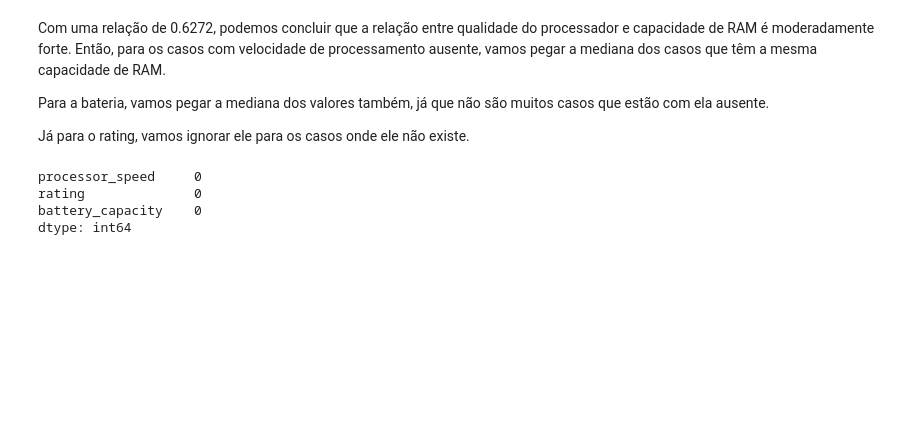
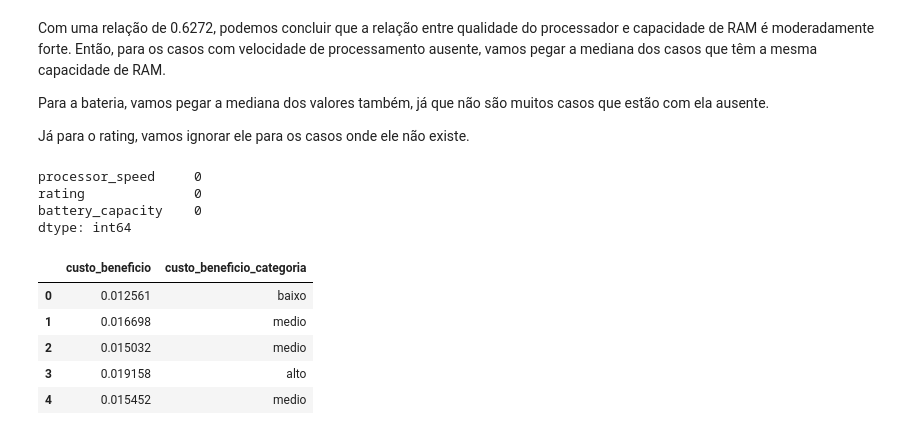
Before and after one commit to ThePaulean/INF1038---An-lise-Explorat-ria, a Jupyter notebook: svm.ipynb, the cells around one changed output. Drawn from its saved outputs; the diff is of its cells as text; code cells hidden in the pictures; blank space fills up the shorter version.

```diff
--- a/svm.ipynb
+++ b/svm.ipynb
@@ -7,7 +7,7 @@ Começamos esta análise carregando o dataset.
 # %%
 import pandas as pd
 
-df = pd.read_csv("smartphone_cleaned_v5.csv")
+df = pd.read_csv("smartphone_cleaned_v5.csv").copy()
 df.head()
 # %% [output]
 |  | brand_name | model | price | rating | has_5g | has_nfc | has_ir_blaster | processor_brand | num_cores | ... |
@@ -63,15 +62,17 @@ Para a bateria, vamos pegar a mediana dos valores também, já que não são mui
 
 Já para o rating, vamos ignorar ele para os casos onde ele não existe.
 # %%
+
+
 # Etapa 1: Pegando a mediana de processamento por grupo de RAM
-processor_speed_by_ram = df.groupby("ram_capacity")["processor_speed"]
-df["processor_speed"] = processor_speed_by_ram.transform(lambda x: x.fillna(x.median()))
+df['processor_speed'] = df['processor_speed'].fillna(df.groupby('ram_capacity')['processor_speed'].transform('median'))
 
 # Etapa 2:
 df["battery_capacity"] = df["battery_capacity"].fillna(df["battery_capacity"].median())
 
-# Etapa 3: Descartamos "Rating" ausentes
+# Etapa 3: Substituímos os ratings ausentes pela média
 df = df.dropna(subset=["rating"])
+
 
 # Verificando novamente os valores faltantes
 missing_value_updated = df[["processor_speed", "rating", "battery_capacity"]].isnull().sum()
@@ -81,3 +82,55 @@ processor_speed     0
 rating              0
 battery_capacity    0
 dtype: int64
+# %%
+from sklearn.preprocessing import MinMaxScaler
+from math import log2
+import numpy as np
+
+pesos = {
+    "rating" : 0.15,
+    "ram" : 0.20,
+    "processor_speed" : 0.15,
+    "screen_size" : 0.15,
+    "camera" : 0.20,
+    "battery" : 0.15
+}
+
+# 2. Normalizar o Rating (substituir valores ausentes pela média e normalizar)
+df.loc[:, "rating"] = df["rating"].fillna(df["rating"].mean())
+df.loc[:, "rating"] = MinMaxScaler().fit_transform(df["rating"].values.reshape(-1, 1))
+
+# 3. Ajustar a RAM (cresce até 8GB e depois se estabiliza)
+df.loc[:, "ram_adjusted"] = df["ram_capacity"].apply(lambda x: x if x <= 8 else 8 + (x - 8) * 0.1)
+
+# 4. Ajustar o Tamanho da Tela (cresce até um ponto ideal e depois se estabiliza)
+tamanho_tela_ideal = 6.0
+df.loc[:, "screen_size_adjusted"] = df["screen_size"].apply(lambda x: x if x <= tamanho_tela_ideal else tamanho_tela_ideal)
+
+# 5. Normalizar Velocidade do Processador, Qualidade da Câmera e Capacidade da Bateria
+df.loc[:, "processor_speed"] = MinMaxScaler().fit_transform(df["processor_speed"].values.reshape(-1, 1))
+df.loc[:, "primary_camera_rear"] = MinMaxScaler().fit_transform(df["primary_camera_rear"].values.reshape(-1, 1))
+df.loc[:, "battery_capacity"] = MinMaxScaler().fit_transform(df["battery_capacity"].values.reshape(-1, 1))
+
+# Aplicando a transformação logarítmica ao preço
+df.loc[:, "price_log"] = np.sqrt(df["price"] + 1)
+
+# 6. Calcular o Índice de Custo-Benefício
+df.loc[:, "custo_beneficio"] = (pesos["rating"] * df["rating"] +
+                         pesos["ram"] * df["ram_adjusted"] +
+                         pesos["processor_speed"] * df["processor_speed"] +
+                         pesos["screen_size"] * df["screen_size_adjusted"] +
+                         pesos["camera"] * df["primary_camera_rear"] +
+                         pesos["battery"] * df["battery_capacity"]) / df["price_log"]
+
+# 7. Categorizar o Índice de Custo-Benefício
+df.loc[:, "custo_beneficio_categoria"] = pd.qcut(df["custo_beneficio"], q=[0, .25, .75, 1], labels=["baixo", "medio", "alto"])
+
+df[["custo_beneficio", "custo_beneficio_categoria"]].head()
+# %% [output]
+|  | custo_beneficio | custo_beneficio_categoria |
+| 0 | 0.012561 | baixo |
+| 1 | 0.016698 | medio |
+| 2 | 0.015032 | medio |
+| 3 | 0.019158 | alto |
+| 4 | 0.015452 | medio |
```
Also changed, not shown: parts of 2 cells of this notebook, 3 other files.
